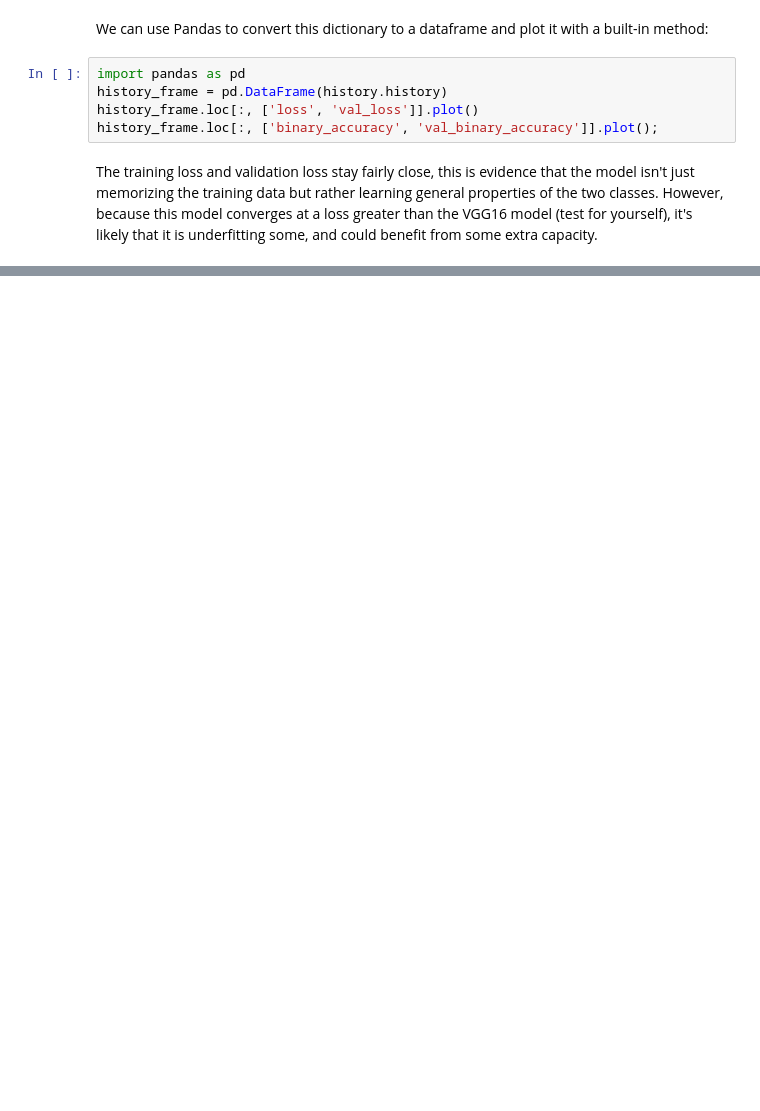
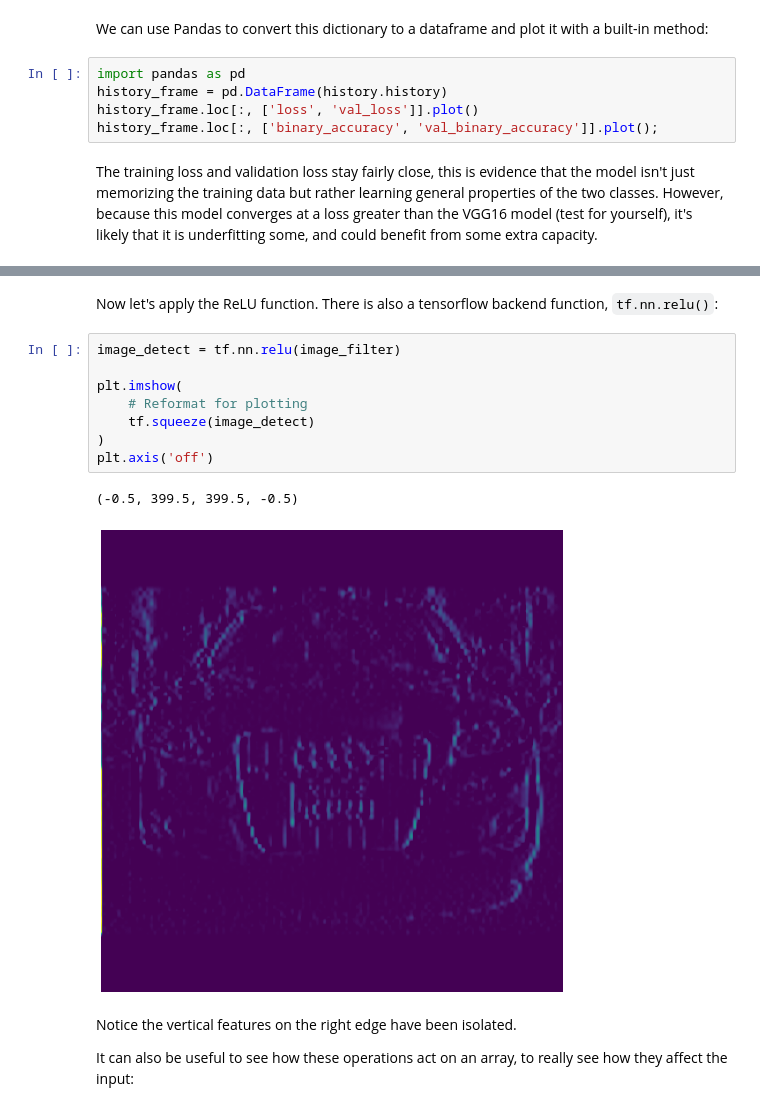
Before and after one commit to seanie5011/KaggleLearn, a Jupyter notebook: CompVision.ipynb, the cells around one changed output, grey strips where cells are left out. Cells and saved outputs as stored; diff of their text form; blank space fills up the shorter version.

```diff
--- a/CompVision.ipynb
+++ b/CompVision.ipynb
@@ -274,0 +410,17 @@ The training loss and validation loss stay fairly close, this is evidence that t
+# %% [markdown]
+Now let's apply the ReLU function. There is also a tensorflow backend function, `tf.nn.relu()`:
+# %%
+image_detect = tf.nn.relu(image_filter)
+
+plt.imshow(
+    # Reformat for plotting
+    tf.squeeze(image_detect)
+)
+plt.axis('off')
+# %% [output]
+(-0.5, 399.5, 399.5, -0.5)
+[figure, added]
+# %% [markdown]
+Notice the vertical features on the right edge have been isolated.
+
+It can also be useful to see how these operations act on an array, to really see how they affect the input:
```
Also changed, not shown: parts of 65 cells of this notebook, 14 other files.
